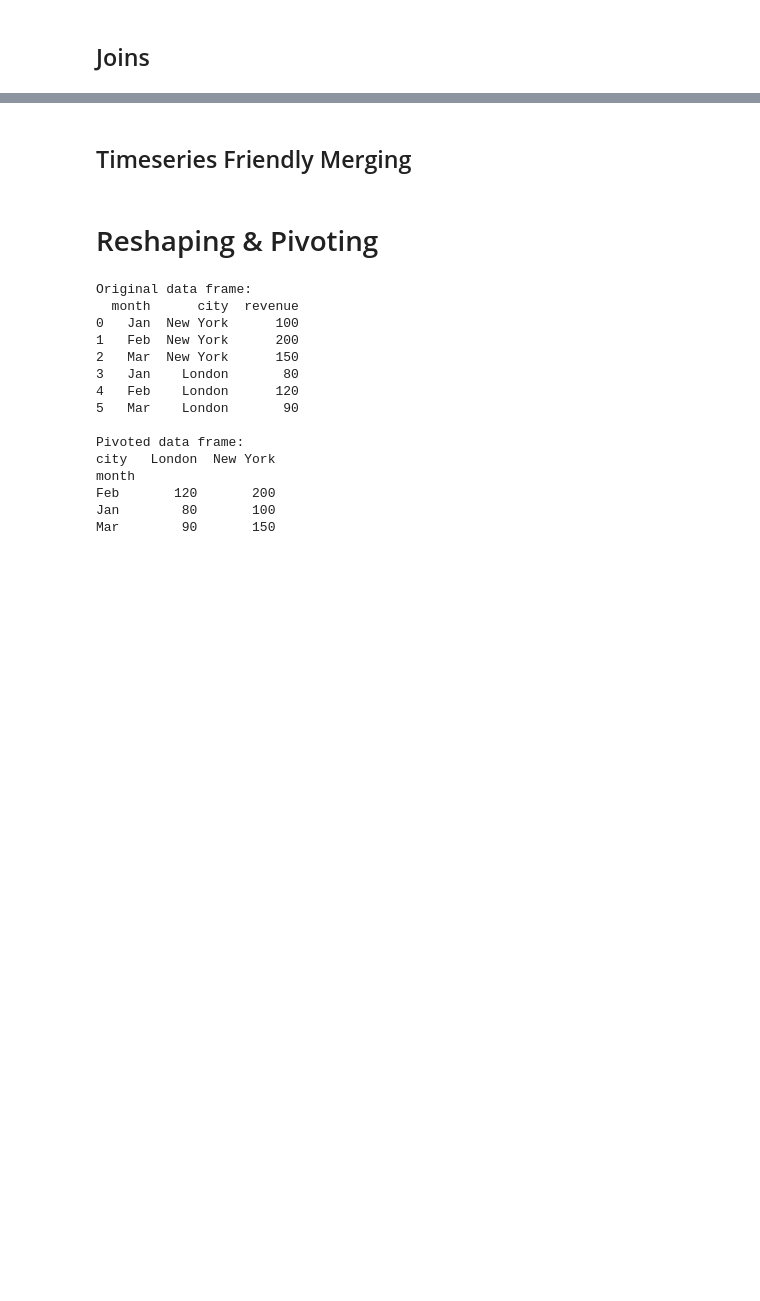
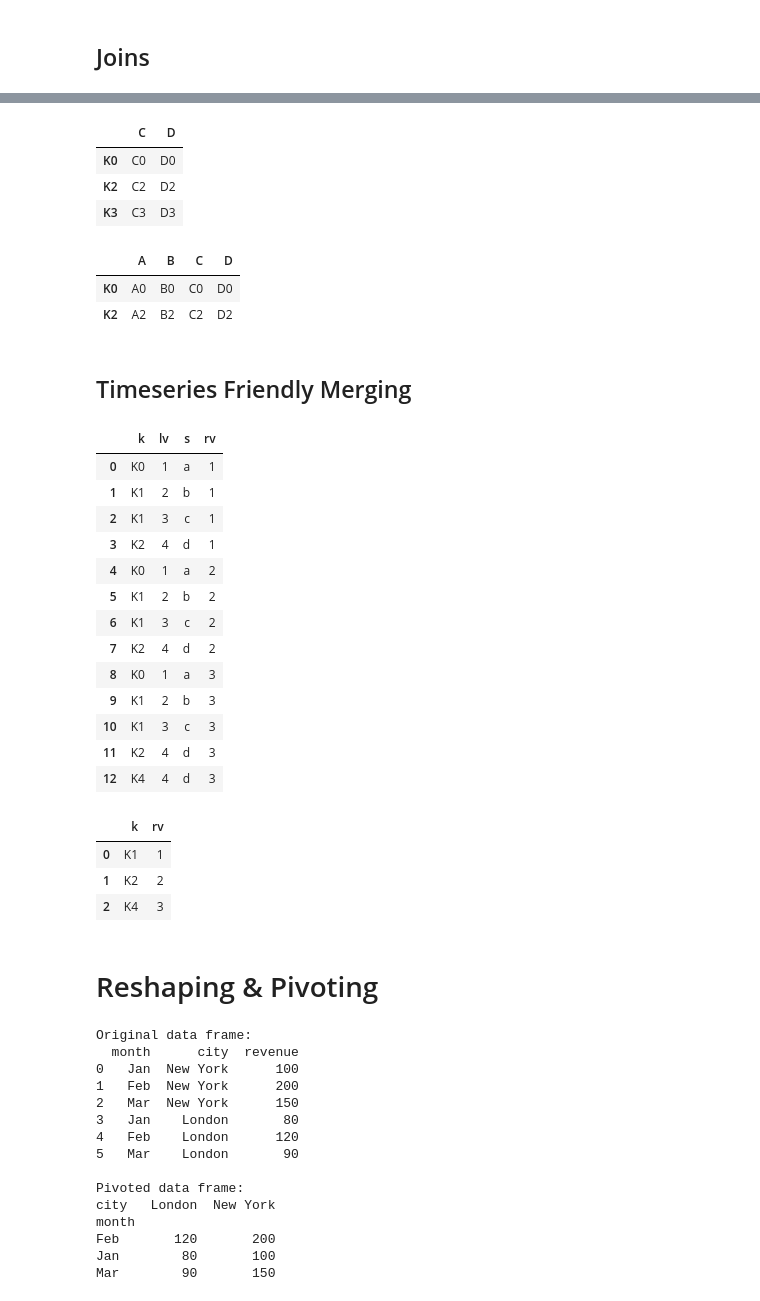
Before and after one commit to SSSpock/advpython, a Jupyter notebook: skillspireDS_wk2.ipynb, the cells around one changed output, grey strips where cells are left out. Drawn from its saved outputs; the diff is of its cells as text; code cells hidden in the pictures; blank space fills up the shorter version.

```diff
--- a/skillspireDS_wk2.ipynb
+++ b/skillspireDS_wk2.ipynb
@@ -376,18 +444,51 @@ result
+# %%
+right
+# %% [output]
+|  | C | D |
+| K0 | C0 | D0 |
+| K2 | C2 | D2 |
+| K3 | C3 | D3 |
 # %%
 result = left.join(right, how="inner")
+result
+# %% [output]
+|  | A | B | C | D |
+| K0 | A0 | B0 | C0 | D0 |
+| K2 | A2 | B2 | C2 | D2 |
 # %% [markdown]
 ## Timeseries Friendly Merging
 # %%
 # Merge Ordered
-
 left = pd.DataFrame(
     {"k": ["K0", "K1", "K1", "K2"], "lv": [1, 2, 3, 4], "s": ["a", "b", "c", "d"]}
 )
 
 right = pd.DataFrame({"k": ["K1", "K2", "K4"], "rv": [1, 2, 3]})
 
 # Interpolate Data with ffil
-pd.merge_ordered(left, right, fill_method="ffill", left_by="s")
+pd.merge_ordered(left, right, fill_method="ffill", right_by="rv")
+# %% [output]
+|  | k | lv | s | rv |
+| 0 | K0 | 1 | a | 1 |
+| 1 | K1 | 2 | b | 1 |
+| 2 | K1 | 3 | c | 1 |
+| 3 | K2 | 4 | d | 1 |
+| 4 | K0 | 1 | a | 2 |
+| 5 | K1 | 2 | b | 2 |
+| 6 | K1 | 3 | c | 2 |
+| 7 | K2 | 4 | d | 2 |
+| 8 | K0 | 1 | a | 3 |
+| 9 | K1 | 2 | b | 3 |
+| 10 | K1 | 3 | c | 3 |
+| 11 | K2 | 4 | d | 3 |
+| 12 | K4 | 4 | d | 3 |
+# %%
+right
+# %% [output]
+|  | k | rv |
+| 0 | K1 | 1 |
+| 1 | K2 | 2 |
+| 2 | K4 | 3 |
 # %% [markdown]
 # Reshaping & Pivoting
 # %%
```
Also changed, not shown: parts of 10 cells of this notebook.
